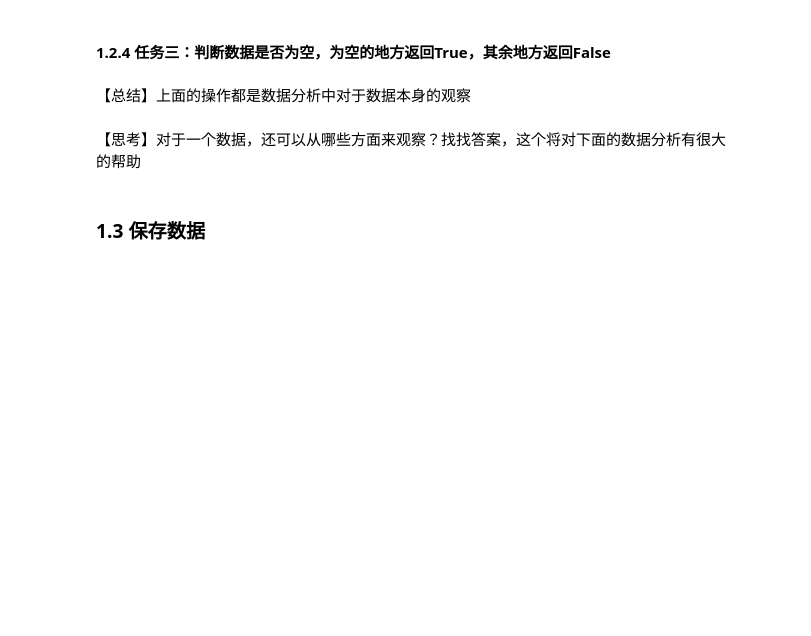
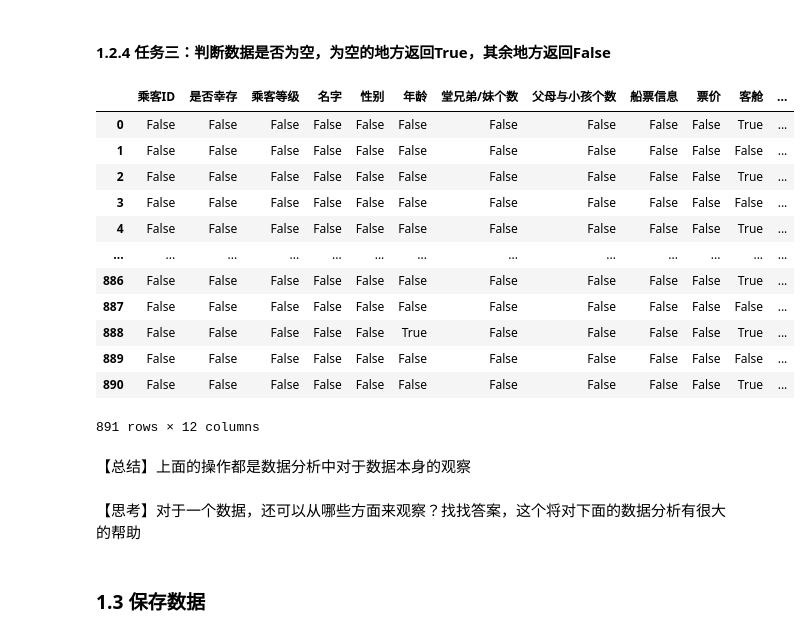
Before and after one commit to jaling9/hands-on-data-analysis, a Jupyter notebook: 第一单元项目集合/第一章：第一节数据载入及初步观察-课程.ipynb, the cells around one changed output. Cells and saved outputs as stored; diff of their text form; code cells hidden in the pictures; blank space fills up the shorter version.

```diff
--- a/第一单元项目集合/第一章：第一节数据载入及初步观察-课程.ipynb
+++ b/第一单元项目集合/第一章：第一节数据载入及初步观察-课程.ipynb
@@ -115,6 +194,21 @@ df.shape
 #### 1.2.4 任务三：判断数据是否为空，为空的地方返回True，其余地方返回False
 # %%
 #写入代码
+df.isnull()
+# %% [output]
+|  | 乘客ID | 是否幸存 | 乘客等级 | 名字 | 性别 | 年龄 | 堂兄弟/妹个数 | 父母与小孩个数 | 船票信息 | 票价 | 客舱 | ... |
+| 0 | False | False | False | False | False | False | False | False | False | False | True | ... |
+| 1 | False | False | False | False | False | False | False | False | False | False | False | ... |
+| 2 | False | False | False | False | False | False | False | False | False | False | True | ... |
+| 3 | False | False | False | False | False | False | False | False | False | False | False | ... |
+| 4 | False | False | False | False | False | False | False | False | False | False | True | ... |
+| ... | ... | ... | ... | ... | ... | ... | ... | ... | ... | ... | ... | ... |
+| 886 | False | False | False | False | False | False | False | False | False | False | True | ... |
+| 887 | False | False | False | False | False | False | False | False | False | False | False | ... |
+| 888 | False | False | False | False | False | True | False | False | False | False | True | ... |
+| 889 | False | False | False | False | False | False | False | False | False | False | False | ... |
+| 890 | False | False | False | False | False | False | False | False | False | False | True | ... |
+891 rows × 12 columns
 # %% [markdown]
 【总结】上面的操作都是数据分析中对于数据本身的观察
 # %% [markdown]
```
Also changed, not shown: parts of 9 cells of this notebook, 2 other files.
